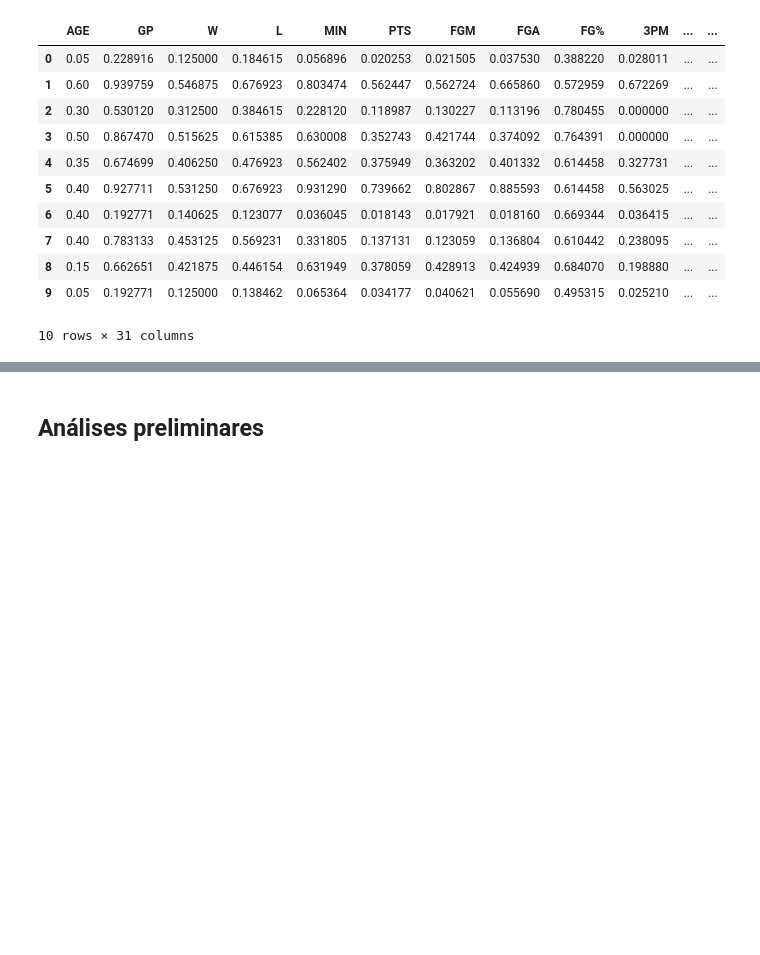
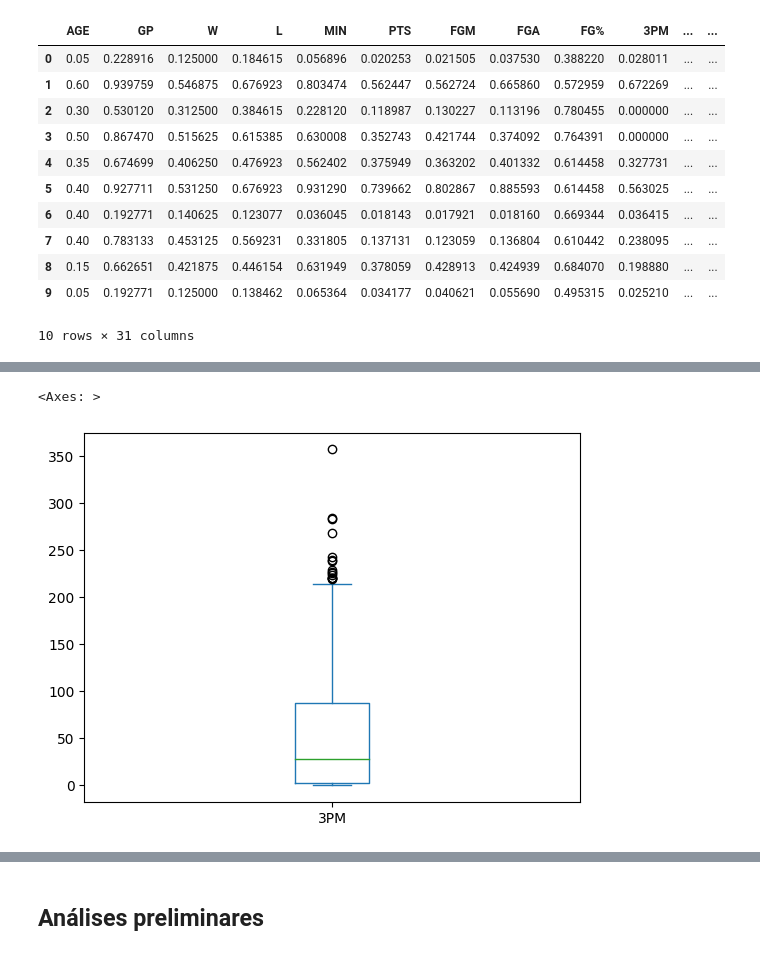
Before and after one commit to lss8/DataScienceNBA, a Jupyter notebook: Project_Data_Science.ipynb, the cells around one changed output, grey strips where cells are left out. Cells and saved outputs as stored; diff of their text form; code cells hidden in the pictures; blank space fills up the shorter version.

```diff
--- a/Project_Data_Science.ipynb
+++ b/Project_Data_Science.ipynb
@@ -308,0 +366,5 @@ df_normalized.head(10)
+# %%
+df['3PM'].plot.box()
+# %% [output]
+<Axes: >
+[figure, added]
```
Also changed, not shown: parts of 28 cells of this notebook.
